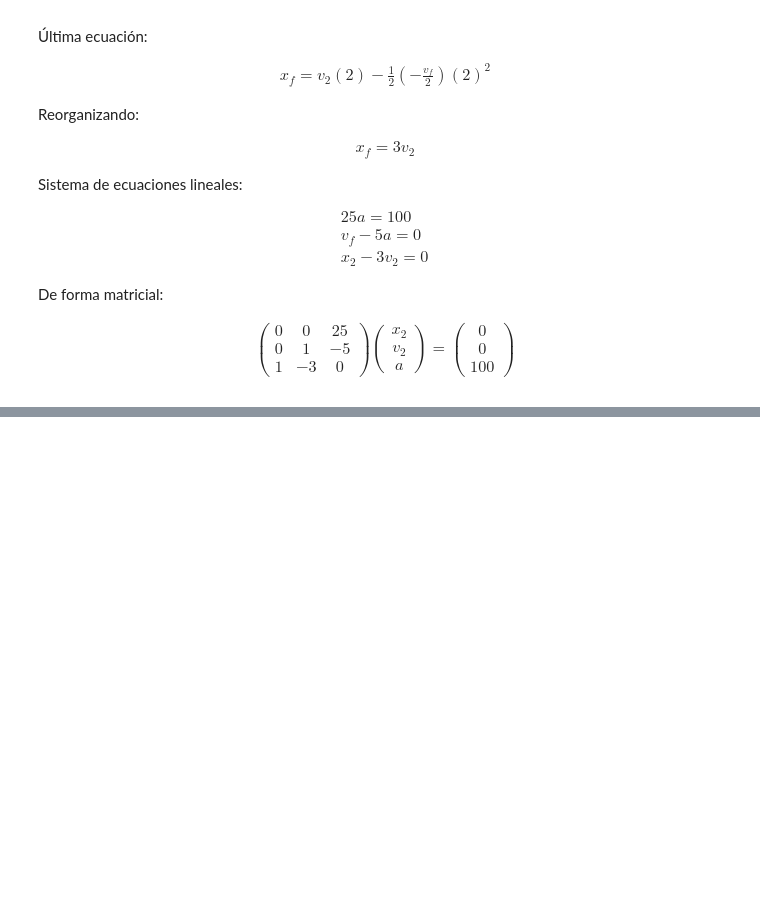
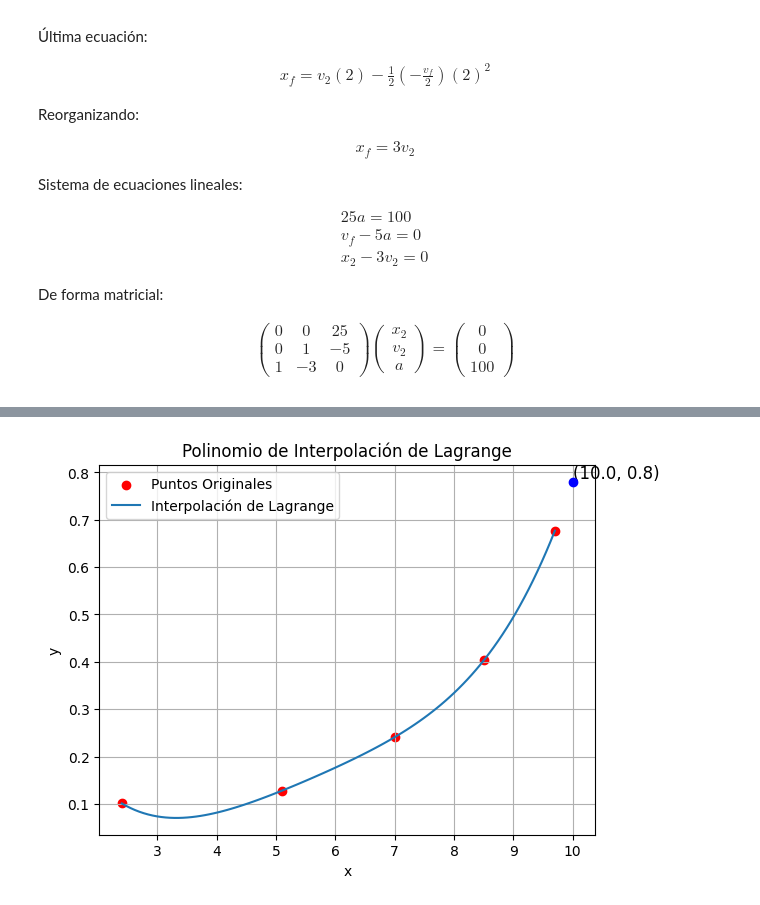
Before and after one commit to Darubir/An-lisis-num-rico-clase, a Jupyter notebook: APUNTES.ipynb, the cells around one changed output, grey strips where cells are left out. Cells and saved outputs as stored; diff of their text form; code cells hidden in the pictures; blank space fills up the shorter version.

```diff
--- a/APUNTES.ipynb
+++ b/APUNTES.ipynb
@@ -456,0 +892,97 @@ El vector solución es :
+# %%
+import matplotlib.pyplot as plt
+import sympy as sp
+
+
+def lagrange_1(x_points, y_points, xp):
+    """
+    Calcula y grafica el polinomio de interpolación de Lagrange.
+
+    Parámetros:
+    x_points (list or array): Puntos en el eje x.
+    y_points (list or array): Puntos en el eje y.
+    xp (float): Punto en el que se desea interpolar.
+
+    Retorna:
+    yp (float): Valor interpolado en xp.
+    """
+    m = len(x_points)
+    n = m - 1
+    # Definir la variable simbólica
+    x = sp.symbols("x")
+
+    # Función para calcular los polinomios básicos de Lagrange
+    def lagrange_basis(xp, x_points, i):
+        L_i = 1
+        for j in range(len(x_points)):
+            if j != i:
+                L_i *= (xp - x_points[j]) / (x_points[i] - x_points[j])
+        return L_i
+
+    # Función para calcular el polinomio de Lagrange
+    def lagrange_interpolation(xp, x_points, y_points):
+        yp = 0
+        for i in range(len(x_points)):
+            yp += y_points[i] * lagrange_basis(xp, x_points, i)
+        return yp
+
+    # Calcular el valor interpolado
+    yp = lagrange_interpolation(xp, x_points, y_points)
+    print("For x = %.1f, y = %.1f" % (xp, yp))
+
+    # Crear puntos para la interpolación
+    x_interpolado = np.linspace(min(x_points), max(x_points), 100)
+    y_interpolado = [
+        lagrange_interpolation(x_val, x_points, y_points) for x_val in x_interpolado
+    ]
+
+    # Graficar los puntos originales
+    plt.scatter(x_points, y_points, label="Puntos Originales", color="red")
+
+    # Graficar el polinomio de interpolación de Lagrange
+    plt.plot(
+        x_interpolado, y_interpolado, label="Interpolación de Lagrange", linestyle="-"
+    )
+
+    # Graficar el valor interpolado
+    plt.scatter(xp, yp, color="blue", zorder=5)
+    plt.text(xp, yp, f"({xp:.1f}, {yp:.1f})", fontsize=12, verticalalignment="bottom")
+
+    # Añadir etiquetas y leyenda
+    plt.xlabel("x")
+    plt.ylabel("y")
+    plt.title("Polinomio de Interpolación de Lagrange")
+    plt.legend()
+    plt.grid(True)
+
+    # Mostrar la gráfica
+    plt.show()
+
+    # Construir el polinomio de interpolación simbólicamente
+    polinomio = 0
+    for i in range(len(x_points)):
+        term = y_points[i]
+        for j in range(len(x_points)):
+            if j != i:
+                term *= (x - x_points[j]) / (x_points[i] - x_points[j])
+        polinomio += term
+
+    # Simplificar el polinomio
+    polinomio_simplificado = sp.simplify(polinomio)
+
+    # Imprimir el polinomio de interpolación
+    print("Polinomio de Interpolación de Lagrange:")
+    print(f"y(x) = {polinomio}")
+    print("\nPolinomio Simplificado:")
+    print(f"y(x) = {polinomio_simplificado}")
+
+    return yp
+
+try:
+    x_points = [2.4, 5.1, 7.0, 8.5, 9.7]
+    y_points = [0.101, 0.128, 0.241, 0.403, 0.677]
+    xp = float(input("Enter x: "))
+    lagrange_1(x_points, y_points, xp)
+except ValueError:
+    print("Please insert a valid number")
+# %% [output]
@@ -456,0 +991 @@ El vector solución es :
+[figure, added]
```
Also changed, not shown: parts of 16 cells of this notebook.
